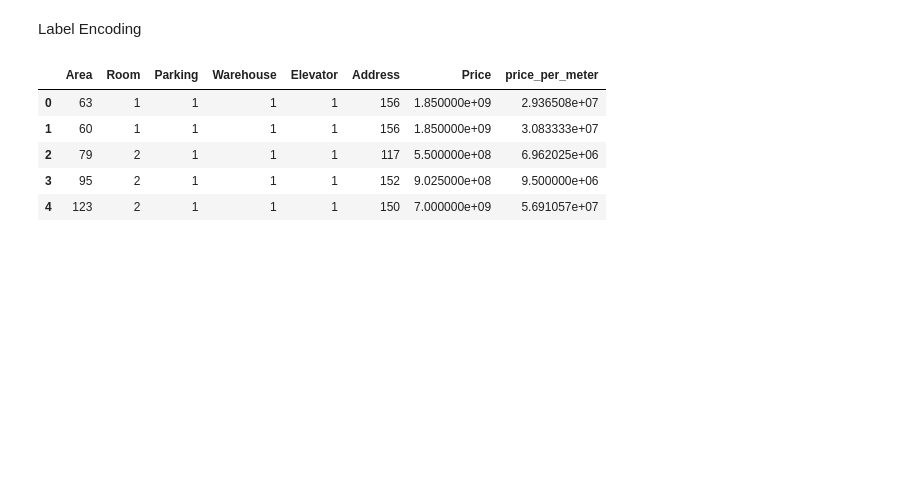
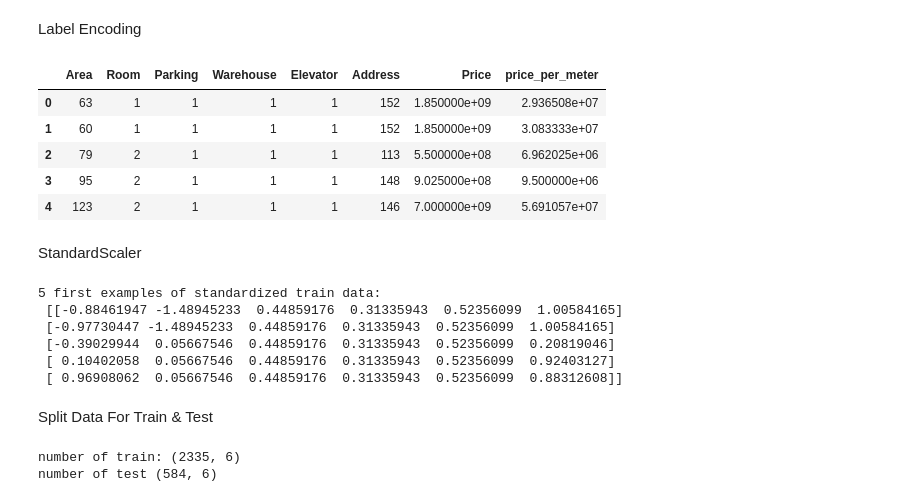
Before and after one commit to sajjadkhazaei/house-prices-in-tehran, a Jupyter notebook: house prices.ipynb, the cells around one changed output. Drawn from its saved outputs; the diff is of its cells as text; code cells hidden in the pictures; blank space fills up the shorter version.

```diff
--- a/house prices.ipynb
+++ b/house prices.ipynb
@@ -431,13 +431,44 @@ Label Encoding
 # %%
 from sklearn.preprocessing import LabelEncoder
 le=LabelEncoder()
 for column in ['Address']:
-    df[column]=le.fit_transform(df[column])
-df.head()
+    df_no_outliers[column]=le.fit_transform(df_no_outliers[column])
+df_no_outliers.head()
 # %% [output]
 |  | Area | Room | Parking | Warehouse | Elevator | Address | Price | price_per_meter |
-| 0 | 63 | 1 | 1 | 1 | 1 | 156 | 1.850000e+09 | 2.936508e+07 |
-| 1 | 60 | 1 | 1 | 1 | 1 | 156 | 1.850000e+09 | 3.083333e+07 |
-| 2 | 79 | 2 | 1 | 1 | 1 | 117 | 5.500000e+08 | 6.962025e+06 |
-| 3 | 95 | 2 | 1 | 1 | 1 | 152 | 9.025000e+08 | 9.500000e+06 |
-| 4 | 123 | 2 | 1 | 1 | 1 | 150 | 7.000000e+09 | 5.691057e+07 |
+| 0 | 63 | 1 | 1 | 1 | 1 | 152 | 1.850000e+09 | 2.936508e+07 |
+| 1 | 60 | 1 | 1 | 1 | 1 | 152 | 1.850000e+09 | 3.083333e+07 |
+| 2 | 79 | 2 | 1 | 1 | 1 | 113 | 5.500000e+08 | 6.962025e+06 |
+| 3 | 95 | 2 | 1 | 1 | 1 | 148 | 9.025000e+08 | 9.500000e+06 |
+| 4 | 123 | 2 | 1 | 1 | 1 | 146 | 7.000000e+09 | 5.691057e+07 |
+# %% [markdown]
+StandardScaler
+# %%
+from sklearn.preprocessing import StandardScaler
+X = df_no_outliers[['Area', 'Room','Parking','Warehouse','Elevator','Address']]
+y = df_no_outliers['Price']
+
+scaler = StandardScaler()
+X_scaled = scaler.fit_transform(X)
+
+
+print("5 first examples of standardized train data:\n", X_scaled[:5])
+# %% [output]
+5 first examples of standardized train data:
+ [[-0.88461947 -1.48945233  0.44859176  0.31335943  0.52356099  1.00584165]
+ [-0.97730447 -1.48945233  0.44859176  0.31335943  0.52356099  1.00584165]
+ [-0.39029944  0.05667546  0.44859176  0.31335943  0.52356099  0.20819046]
+ [ 0.10402058  0.05667546  0.44859176  0.31335943  0.52356099  0.92403127]
+ [ 0.96908062  0.05667546  0.44859176  0.31335943  0.52356099  0.88312608]]
+# %% [markdown]
+Split Data For Train & Test
+# %%
+from sklearn.model_selection import train_test_split
+
+X_train, X_test, y_train, y_test = train_test_split(X_scaled, y, test_size=0.2, random_state=42)
+
+print("number of train:", X_train.shape)
+print("number of test", X_test.shape)
+# %% [output]
+number of train: (2335, 6)
+number of test (584, 6)
```
Also changed, not shown: parts of 4 cells of this notebook.
